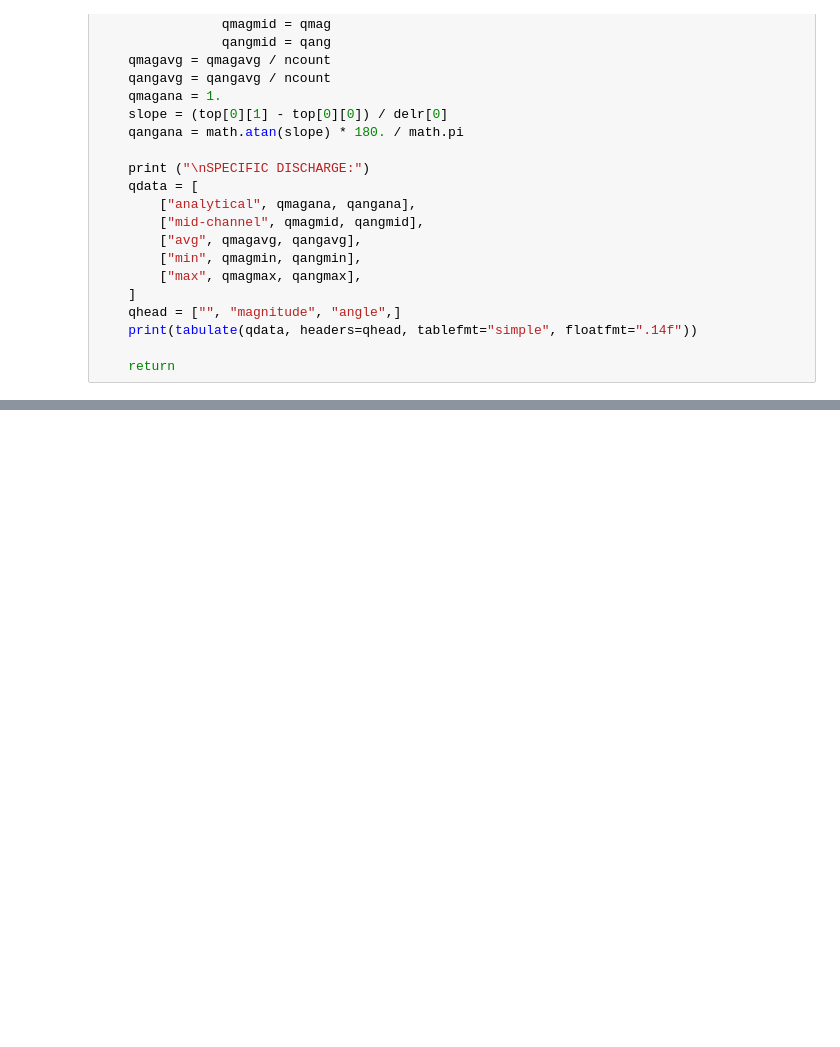
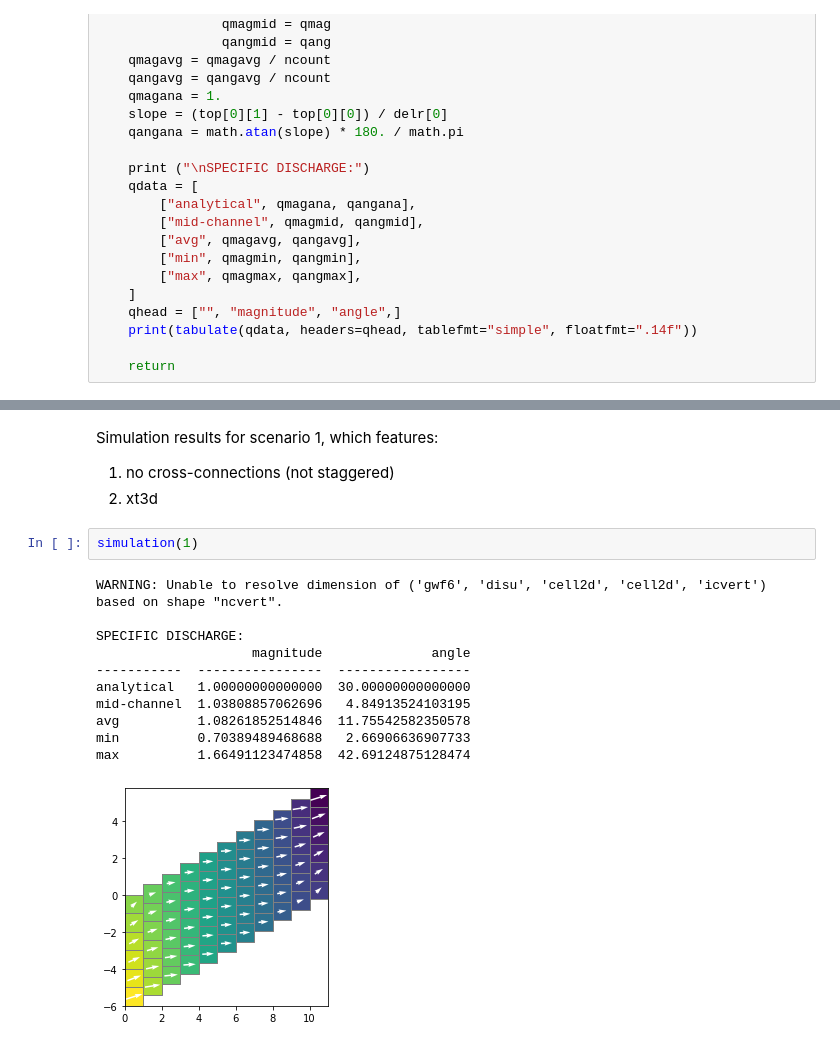
Before and after one commit to langevin-usgs/xt3d-vertically-staggered, a Jupyter notebook: python/disu_approach.ipynb, the cells around one changed output, grey strips where cells are left out. Cells and saved outputs as stored; diff of their text form; blank space fills up the shorter version.

```diff
--- a/python/disu_approach.ipynb
+++ b/python/disu_approach.ipynb
@@ -229,0 +276,18 @@ max          1.00000000677581  30.00000010647039
+# %% [markdown]
+Simulation results for scenario 1, which features:
+1. no cross-connections (not staggered)
+2. xt3d
+# %%
+simulation(1)
+# %% [output]
+WARNING: Unable to resolve dimension of ('gwf6', 'disu', 'cell2d', 'cell2d', 'icvert') based on shape "ncvert".
+
+SPECIFIC DISCHARGE:
+                    magnitude              angle
+-----------  ----------------  -----------------
+analytical   1.00000000000000  30.00000000000000
+mid-channel  1.03808857062696   4.84913524103195
+avg          1.08261852514846  11.75542582350578
+min          0.70389489468688   2.66906636907733
+max          1.66491123474858  42.69124875128474
+[figure, added]
```
Also changed, not shown: parts of 12 cells of this notebook, 6 other files.
